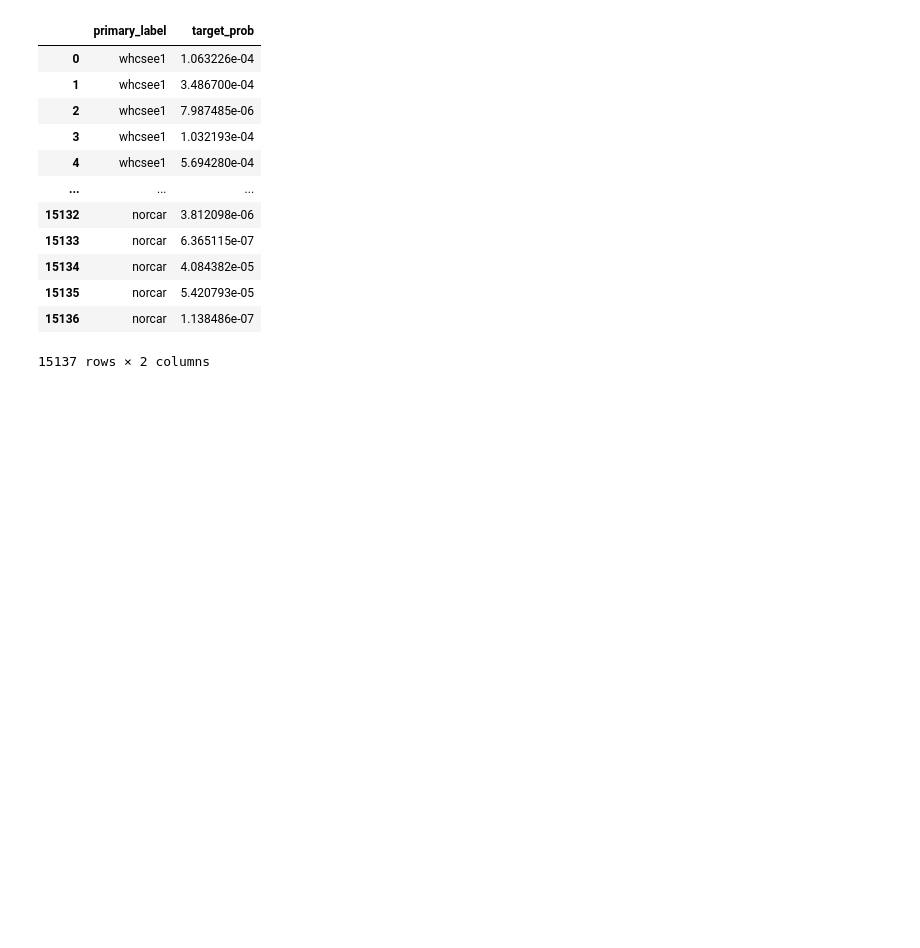
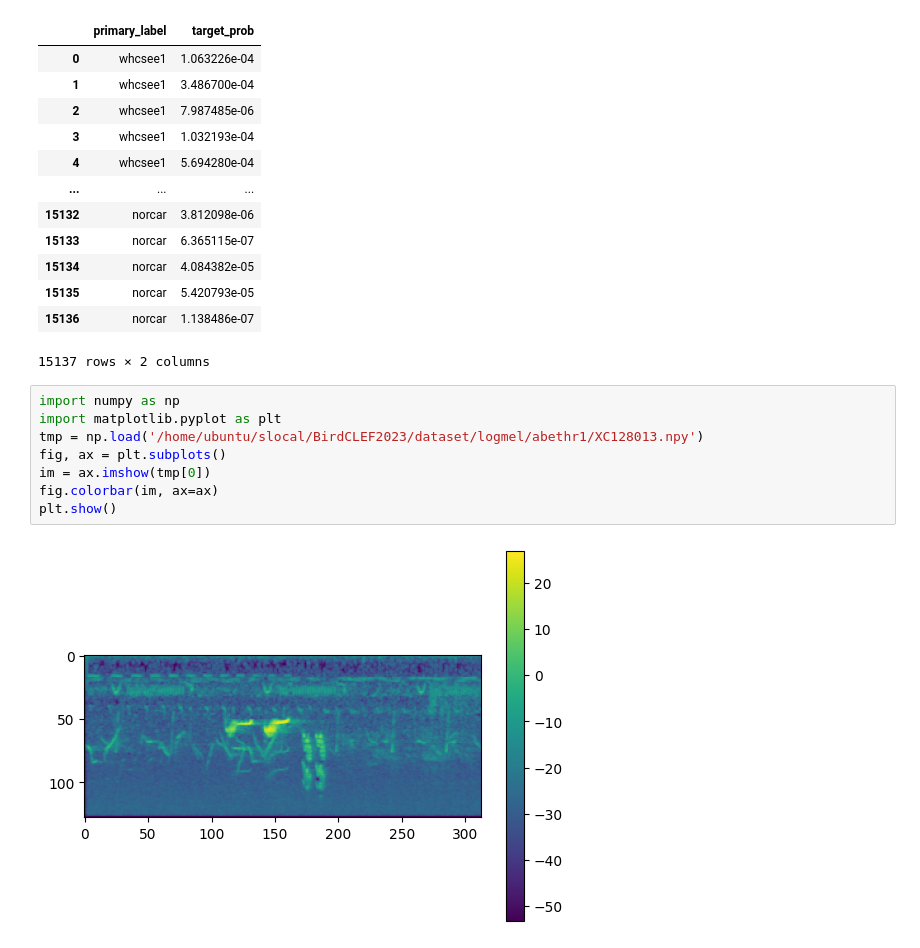
Before and after one commit to YutoShibata07/BirdCLEF2023, a Jupyter notebook: src/utils/EDA.ipynb, the cells around one changed output. Drawn from its saved outputs; the diff is of its cells as text; blank space fills up the shorter version.

```diff
--- a/src/utils/EDA.ipynb
+++ b/src/utils/EDA.ipynb
@@ -121,3 +121,13 @@ tmp[['primary_label', 'target_prob']]
 | 15135 | norcar | 5.420793e-05 |
 | 15136 | norcar | 1.138486e-07 |
 15137 rows × 2 columns
+# %%
+import numpy as np
+import matplotlib.pyplot as plt
+tmp = np.load('/home/ubuntu/slocal/BirdCLEF2023/dataset/logmel/abethr1/XC128013.npy')
+fig, ax = plt.subplots()
+im = ax.imshow(tmp[0])
+fig.colorbar(im, ax=ax)
+plt.show()
+# %% [output]
+[figure, added]
```
Also changed, not shown: parts of 6 cells of this notebook, 10 other files.
